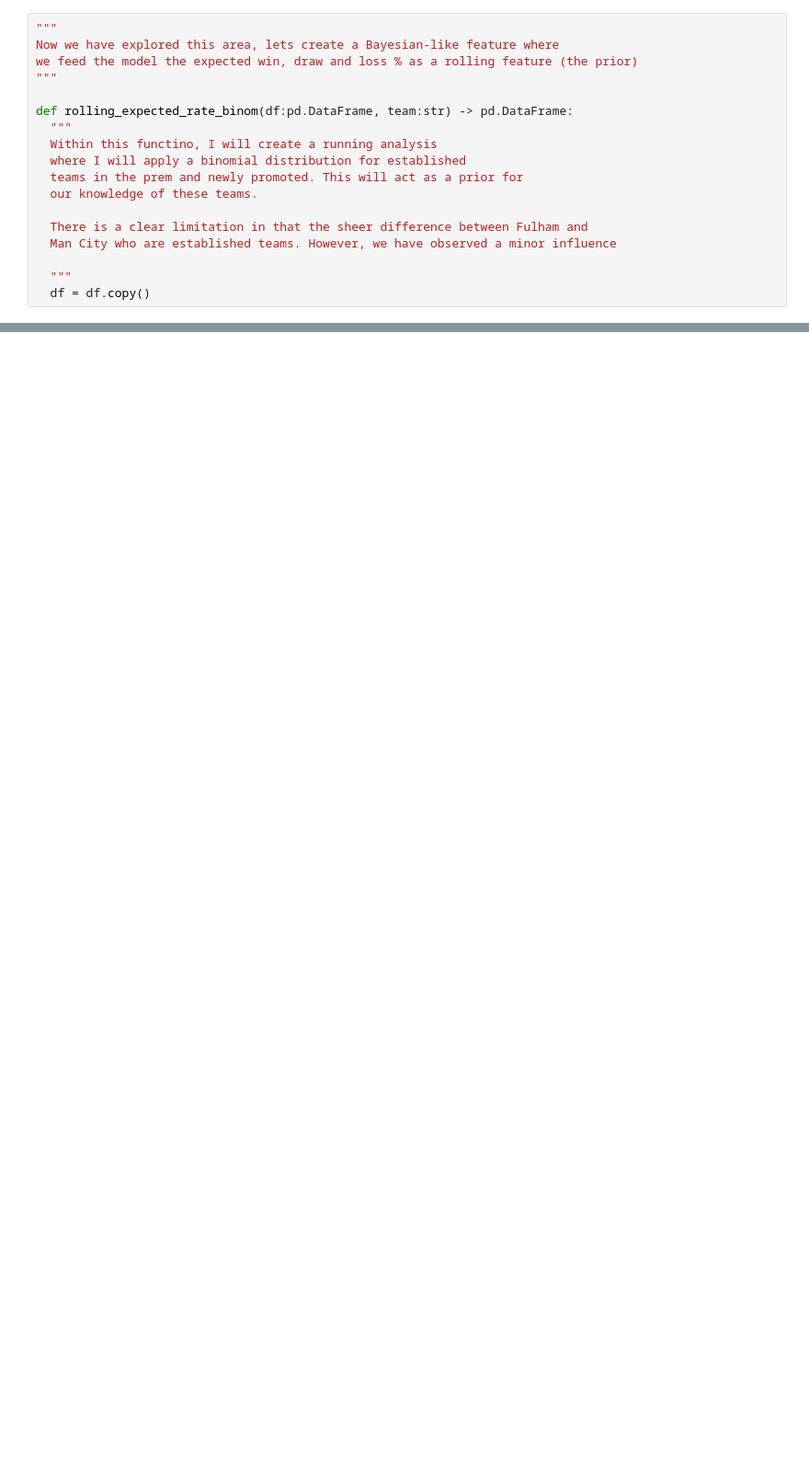
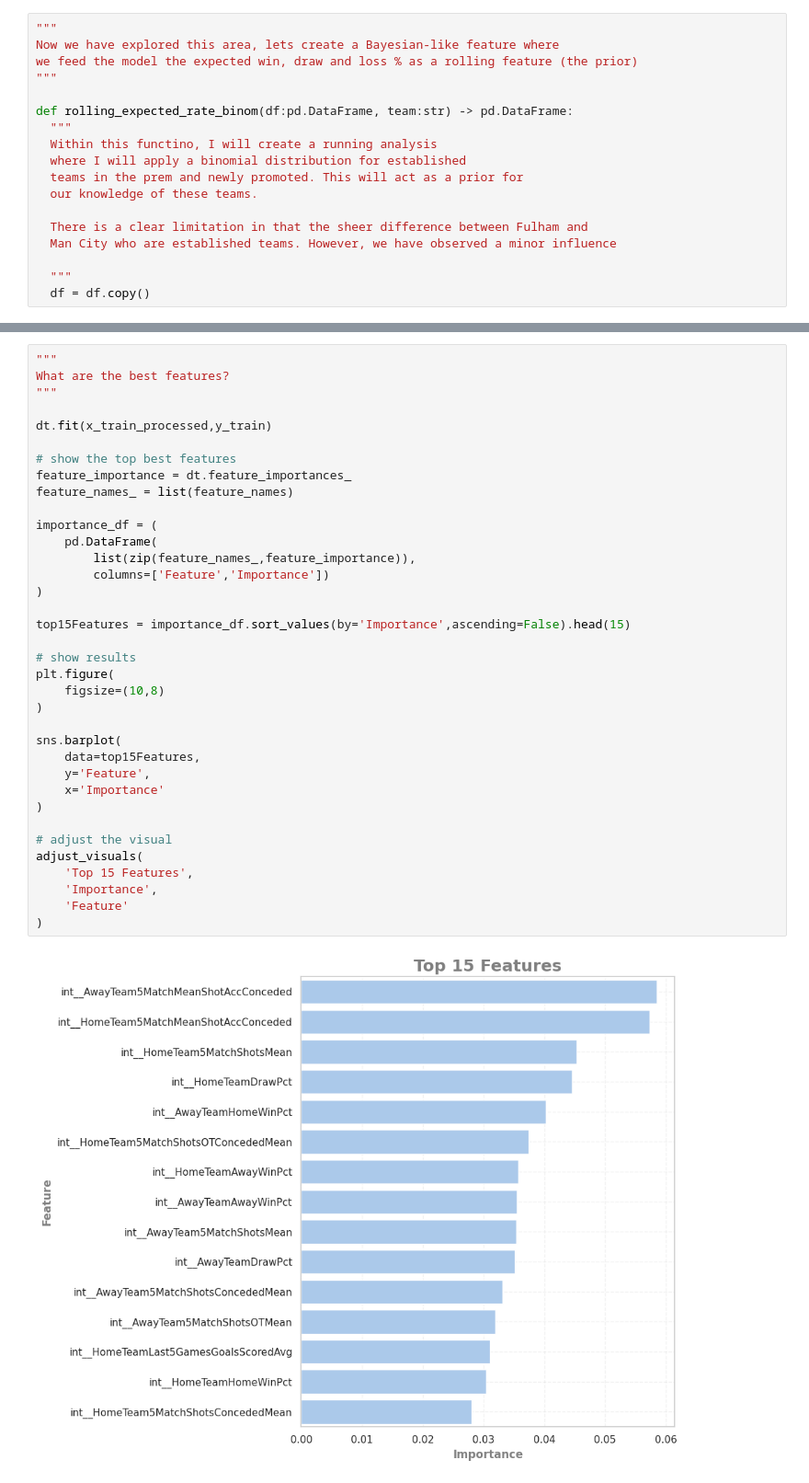
Before and after one commit to Cmay487/Premier_League_Match_Prediction, a Jupyter notebook: ApplyingProbabilityToFootball.ipynb, the cells around one changed output, grey strips where cells are left out. Shown at 92% size. Saved outputs shown, nothing was run; the diff lists cells and outputs as text; blank space fills up the shorter version.

```diff
--- a/ApplyingProbabilityToFootball.ipynb
+++ b/ApplyingProbabilityToFootball.ipynb
@@ -2788,0 +3134,38 @@ def rolling_expected_rate_binom(df:pd.DataFrame, team:str) -> pd.DataFrame:
+# %%
+"""
+What are the best features?
+"""
+
+dt.fit(x_train_processed,y_train)
+
+# show the top best features
+feature_importance = dt.feature_importances_
+feature_names_ = list(feature_names)
+
+importance_df = (
+    pd.DataFrame(
+        list(zip(feature_names_,feature_importance)),
+        columns=['Feature','Importance'])
+)
+
+top15Features = importance_df.sort_values(by='Importance',ascending=False).head(15)
+
+# show results
+plt.figure(
+    figsize=(10,8)
+)
+
+sns.barplot(
+    data=top15Features,
+    y='Feature',
+    x='Importance'
+)
+
+# adjust the visual
+adjust_visuals(
+    'Top 15 Features',
+    'Importance',
+    'Feature'
+)
+# %% [output]
+[figure, added]
```
Also changed, not shown: parts of 27 cells of this notebook.
